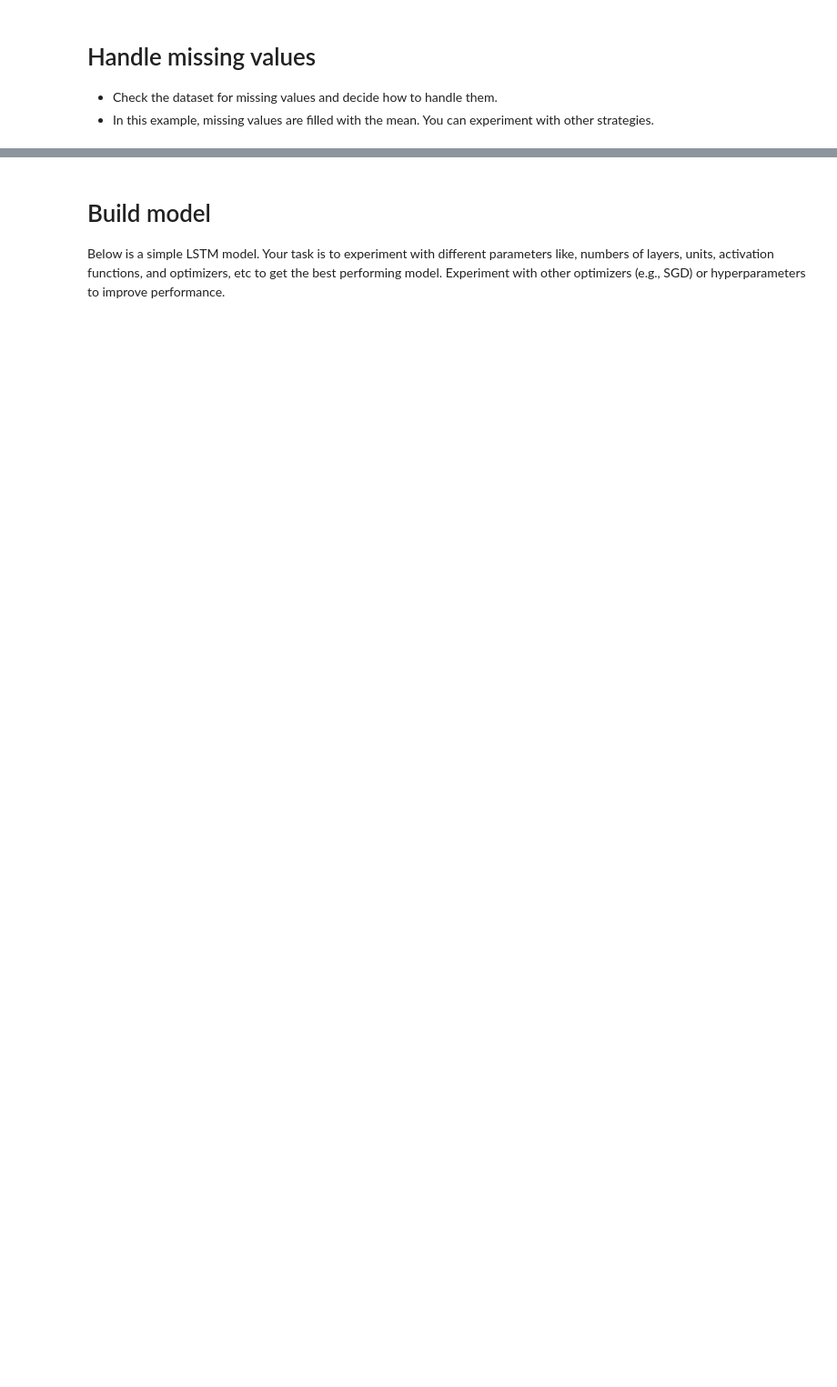
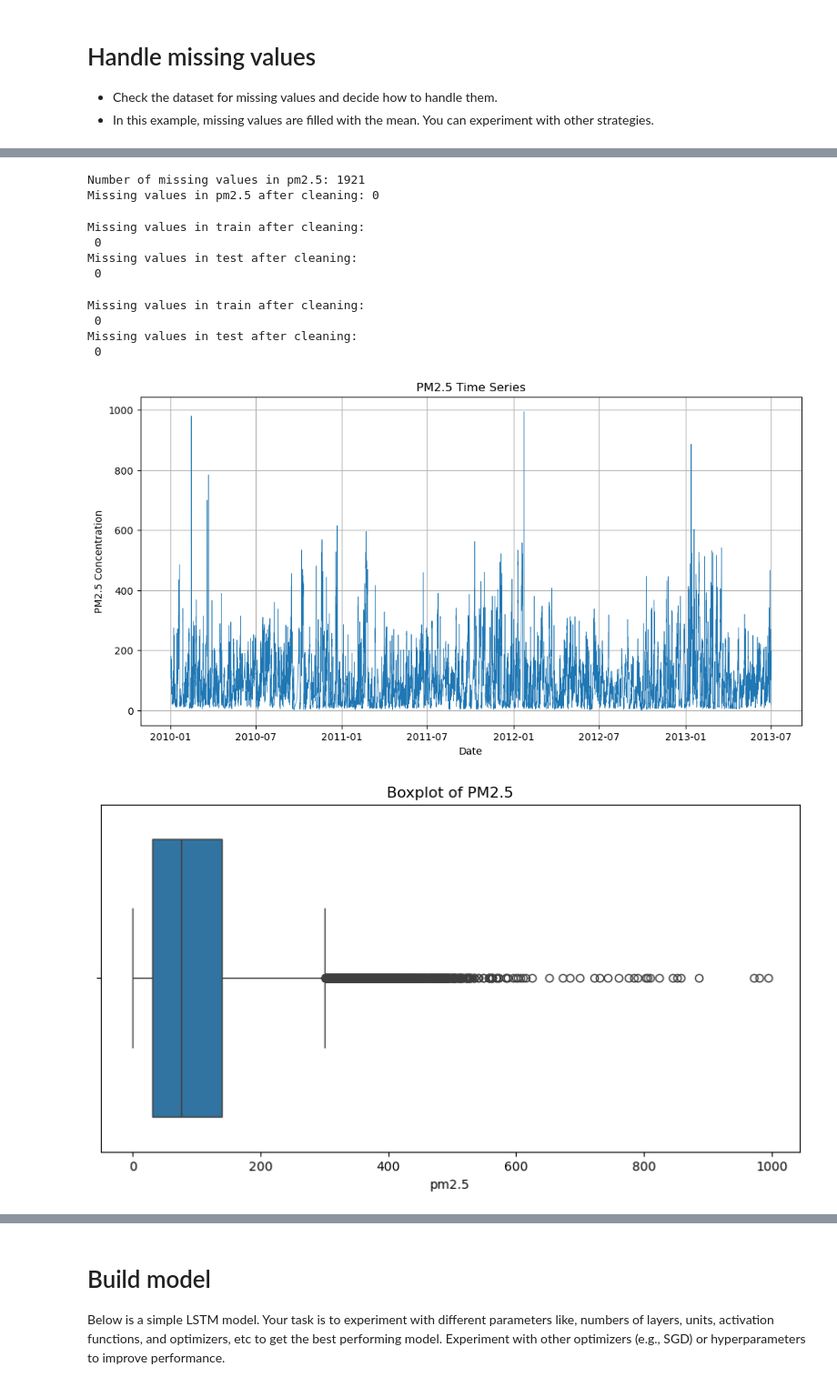
Before and after one commit to Gakwaya011/Time-Series-Forecasting, a Jupyter notebook: air_quality_forecasting_starter_code.ipynb, the cells around one changed output, grey strips where cells are left out. Shown at 91% size. Drawn from its saved outputs; the diff is of its cells as text; code cells hidden in the pictures; blank space fills up the shorter version.

```diff
--- a/air_quality_forecasting_starter_code.ipynb
+++ b/air_quality_forecasting_starter_code.ipynb
@@ -55,7 +75,3 @@ test.set_index('datetime', inplace=True)
 
 - Check the dataset for missing values and decide how to handle them.
 - In this example, missing values are filled with the mean. You can experiment with other strategies.
-# %%
-# cell 6
-train.fillna(train.mean(), inplace=True)
-test.fillna(test.mean(), inplace=True)
@@ -126,0 +78,68 @@ X_test_scaled shape: (13148, 1, 9)
+# %%
+# Count of missing values in pm2.5
+missing_pm25 = train['pm2.5'].isna().sum()
+print("Number of missing values in pm2.5:", missing_pm25)
+
+# Interpolate missing values in the target variable
+train['pm2.5'] = train['pm2.5'].interpolate(method='linear')
+# Use forward/backward fill as a backup for any remaining NaNs at the ends
+train['pm2.5'] = train['pm2.5'].ffill().bfill()
+
+# Verify no missing values remain
+print(f"Missing values in pm2.5 after cleaning: {train['pm2.5'].isna().sum()}")
+# %% [output]
+Number of missing values in pm2.5: 1921
+Missing values in pm2.5 after cleaning: 0
+# %%
+# Fill missing values in feature columns with their means
+feature_columns = ['DEWP', 'TEMP', 'PRES', 'Iws', 'Is', 'Ir']
+train[feature_columns] = train[feature_columns].fillna(train[feature_columns].mean())
+test[feature_columns] = test[feature_columns].fillna(test[feature_columns].mean()) # Don't forget the test set!
+
+# Verify no missing values remain
+print("Missing values in train after cleaning:\n", train.isnull().sum().sum())
+print("Missing values in test after cleaning:\n", test.isnull().sum().sum())
+# %% [output]
+Missing values in train after cleaning:
+ 0
+Missing values in test after cleaning:
+ 0
+# %%
+# Fill missing values in feature columns with their means
+feature_columns = ['DEWP', 'TEMP', 'PRES', 'Iws', 'Is', 'Ir']
+train[feature_columns] = train[feature_columns].fillna(train[feature_columns].mean())
+test[feature_columns] = test[feature_columns].fillna(test[feature_columns].mean()) # Don't forget the test set!
+
+# Verify no missing values remain
+print("Missing values in train after cleaning:\n", train.isnull().sum().sum())
+print("Missing values in test after cleaning:\n", test.isnull().sum().sum())
+# %% [output]
+Missing values in train after cleaning:
+ 0
+Missing values in test after cleaning:
+ 0
+# %%
+# Plot the PM2.5 time series
+plt.figure(figsize=(12, 6))
+plt.plot(train.index, train['pm2.5'], linewidth=0.5)
+plt.title('PM2.5 Time Series')
+plt.xlabel('Date')
+plt.ylabel('PM2.5 Concentration')
+plt.grid(True)
+plt.show()
+
+# Boxplot to check for outliers
+plt.figure(figsize=(10, 5))
+sns.boxplot(x=train['pm2.5'])
+plt.title("Boxplot of PM2.5")
+plt.show()
+
+# Check correlation with other features
+plt.figure(figsize=(10, 8))
+correlation_matrix = train[['pm2.5'] + feature_columns].corr()
+sns.heatmap(correlation_matrix, annot=True, cmap='coolwarm', center=0)
+plt.title('Feature Correlation Matrix')
+plt.show()
+# %% [output]
+[figure, added]
+[figure, added]
```
Also changed, not shown: parts of 25 cells of this notebook, 11 other files.
